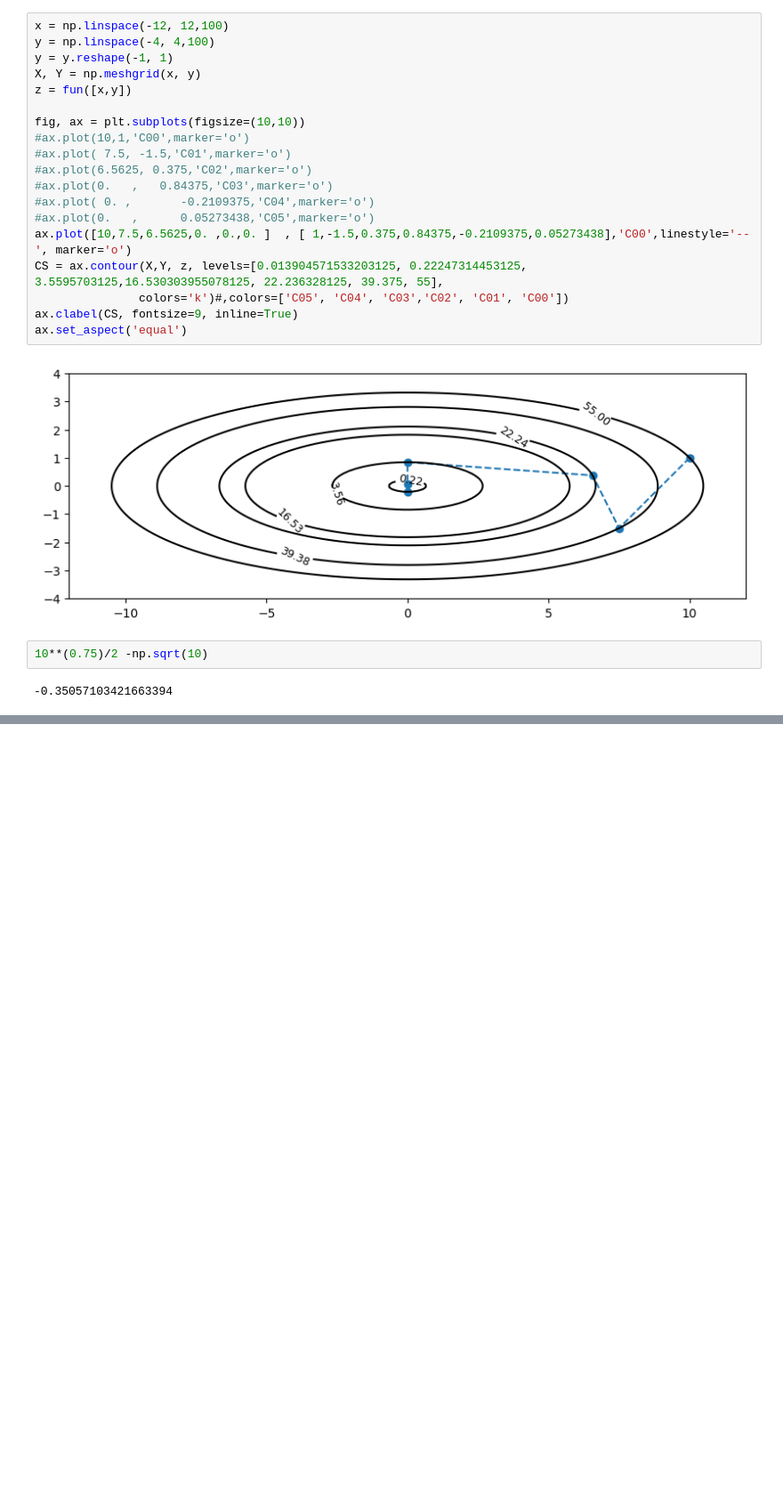
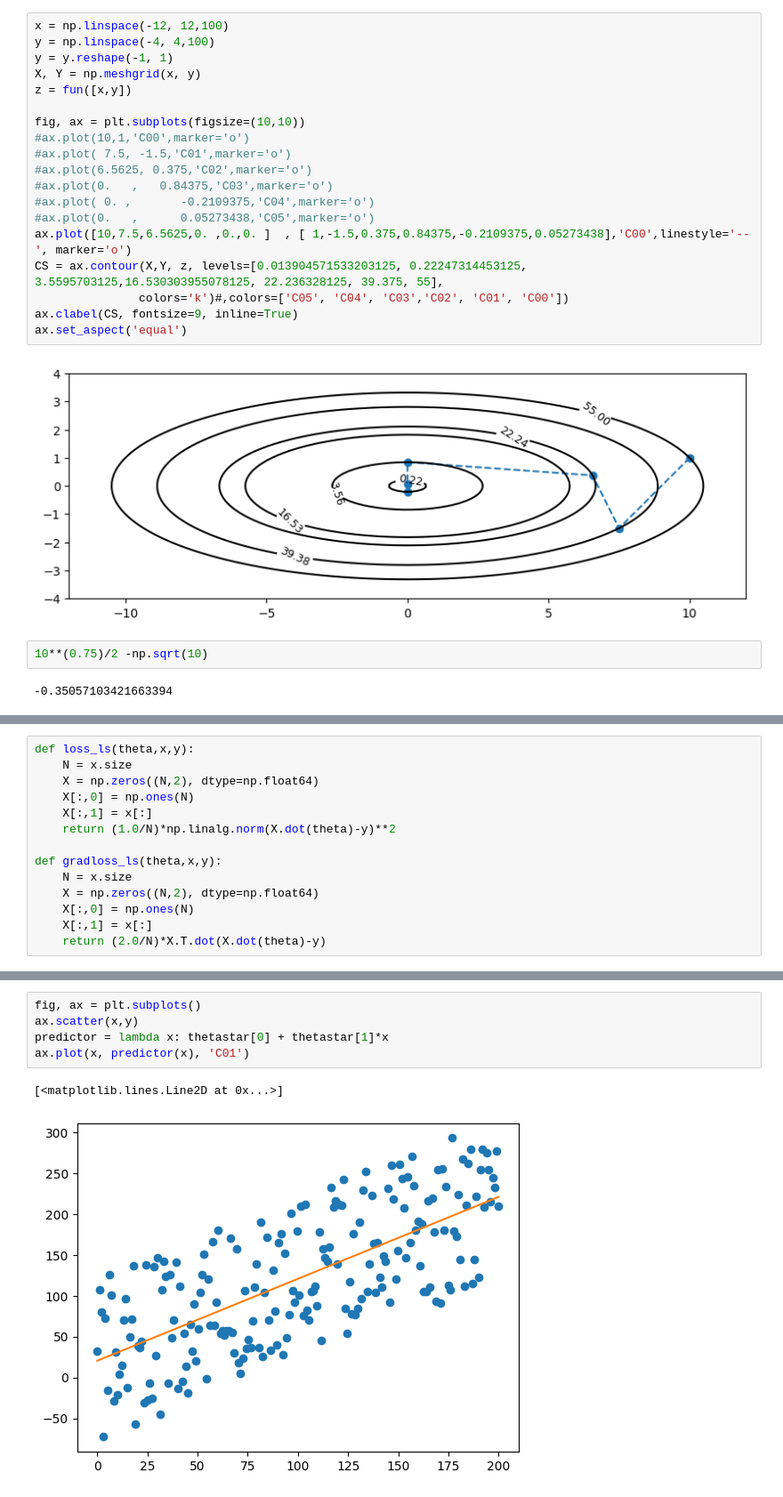
Before and after one commit to ManuelSanchezUribe/MIA_IMT3850_public, a Jupyter notebook: Semana8/Semana8.ipynb, the cells around one changed output, grey strips where cells are left out. Shown at 89% size. Saved outputs shown, nothing was run; the diff lists cells and outputs as text; blank space fills up the shorter version.

```diff
--- a/Semana8/Semana8.ipynb
+++ b/Semana8/Semana8.ipynb
@@ -186,0 +242,14 @@ ax.set_aspect('equal')
+# %%
+def loss_ls(theta,x,y):
+    N = x.size
+    X = np.zeros((N,2), dtype=np.float64)
+    X[:,0] = np.ones(N)
+    X[:,1] = x[:]
+    return (1.0/N)*np.linalg.norm(X.dot(theta)-y)**2
+
+def gradloss_ls(theta,x,y):
+    N = x.size
+    X = np.zeros((N,2), dtype=np.float64)
+    X[:,0] = np.ones(N)
+    X[:,1] = x[:]
+    return (2.0/N)*X.T.dot(X.dot(theta)-y)
@@ -186,0 +276,8 @@ ax.set_aspect('equal')
+# %%
+fig, ax = plt.subplots()
+ax.scatter(x,y)
+predictor = lambda x: thetastar[0] + thetastar[1]*x
+ax.plot(x, predictor(x), 'C01')
+# %% [output]
+[<matplotlib.lines.Line2D at 0x...>]
+[figure, added]
```
Also changed, not shown: parts of 27 cells of this notebook, 8 other files.
